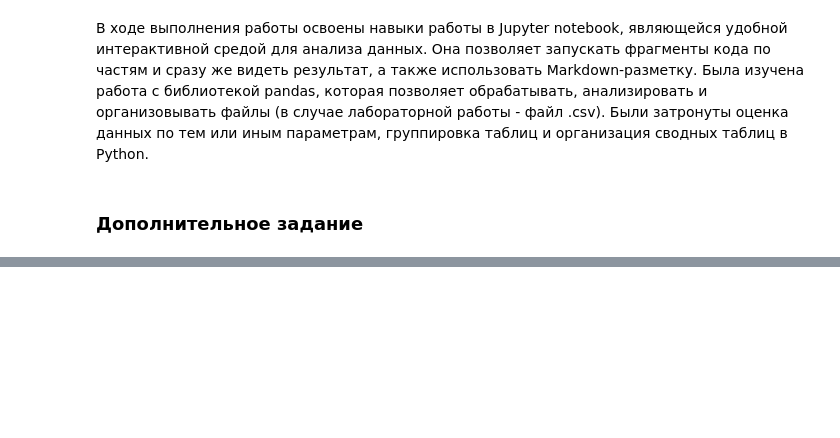
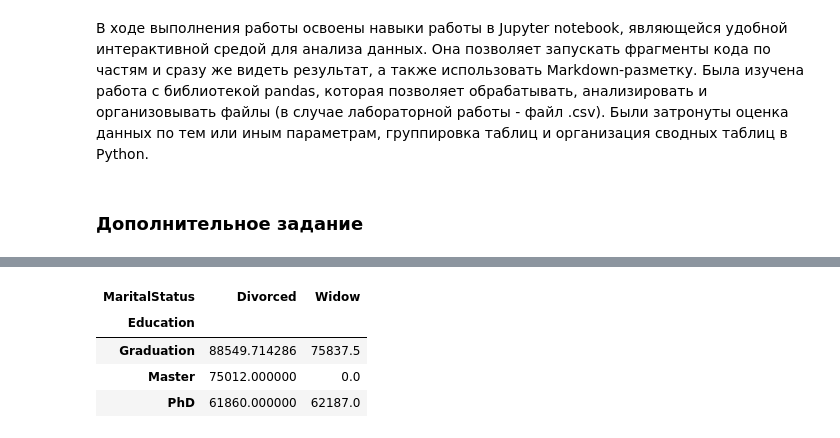
Before and after one commit to k0repan/data_analisys_lab1, a Jupyter notebook: ЛР1_Корепанов_14.ipynb, the cells around one changed output, grey strips where cells are left out. Saved outputs shown, nothing was run; the diff lists cells and outputs as text; code cells hidden in the pictures; blank space fills up the shorter version.

```diff
--- a/ЛР1_Корепанов_14.ipynb
+++ b/ЛР1_Корепанов_14.ipynb
@@ -338,0 +368,5 @@ deals_pivot.sort_index().round(2)
+# %%
+# Добавление расчётного стобца, содержащего возраст, и категорий
+from datetime import datetime as dt
+df["Age"] = dt.now().year - df["YearBirth"]
+df["IncomeCategory"] = pd.cut(df["Income"], bins=3, labels=["Low", "Medium", "High"])
@@ -338,0 +408,27 @@ deals_pivot.sort_index().round(2)
+# %%
+# Добавление расчётного столбца, содержащего стаж, и категорий
+from datetime import datetime as dt
+df["WorkLength"] = dt.now().year - pd.DatetimeIndex(df["RegistrDate"]).year
+df["WorkLengthCategory"] = pd.cut(df["WorkLength"], bins=[0, 11, 12, 13], labels=["Junior", "Middle", "Senior"])
+df["IncomeCategory"] = pd.cut(df["Income"], bins=3, labels=["Low", "Medium", "High"])
+# %%
+# Выполнение фильтрации
+top_marital_status = df.groupby("MaritalStatus")["WorkLength"].mean().nlargest(2).index.tolist()
+top_education = df.groupby("Education")["Income"].mean().nlargest(3).index.tolist()
+
+filtered_df = df[ \
+    (df["IncomeCategory"] != "Low") & \
+    (df["WorkLengthCategory"] == "Junior") & \
+    (df["MaritalStatus"].isin(top_marital_status)) & \
+    (df["Education"].isin(top_education)) \
+]
+# %%
+# Создание сводной таблицы (Средний доход)
+mean_pivot = filtered_df.pivot_table(index="Education", columns="MaritalStatus", values="Income", aggfunc="mean", fill_value=0, observed=False)
+mean_pivot
+# %% [output]
+| MaritalStatus | Divorced | Widow |
+| Education |  |  |
+| Graduation | 88549.714286 | 75837.5 |
+| Master | 75012.000000 | 0.0 |
+| PhD | 61860.000000 | 62187.0 |
```
Also changed, not shown: parts of 28 cells of this notebook.
